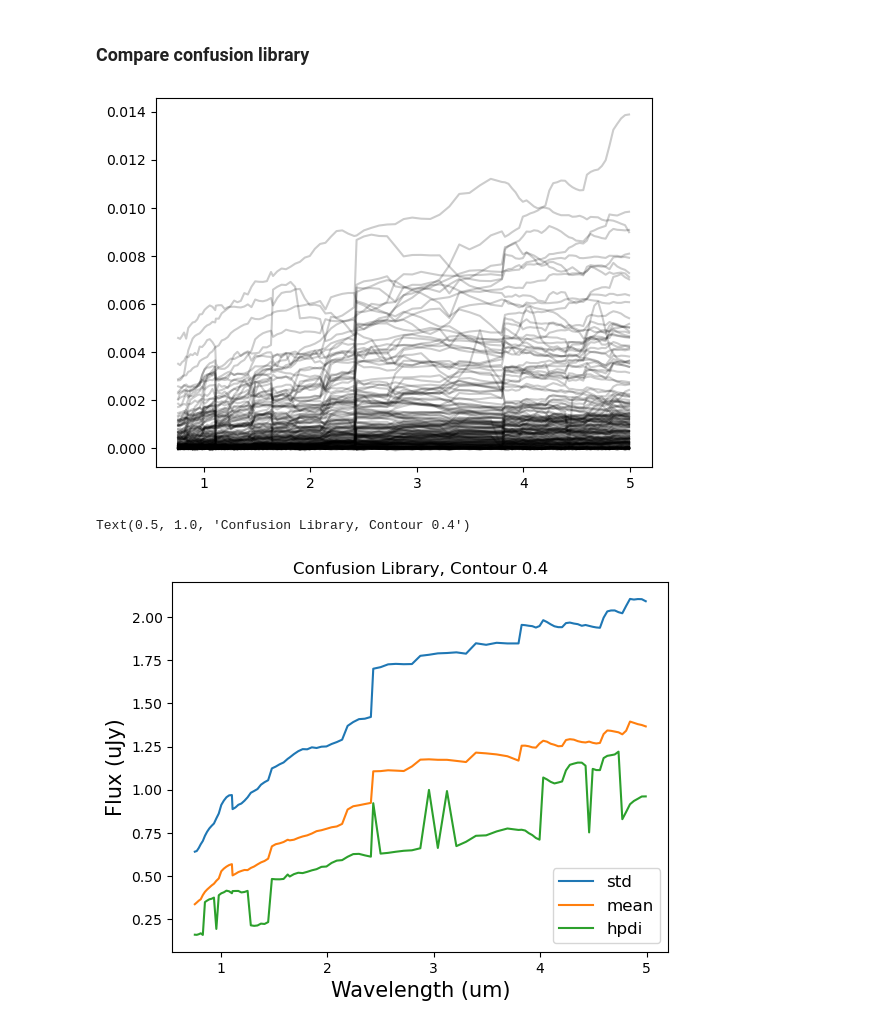
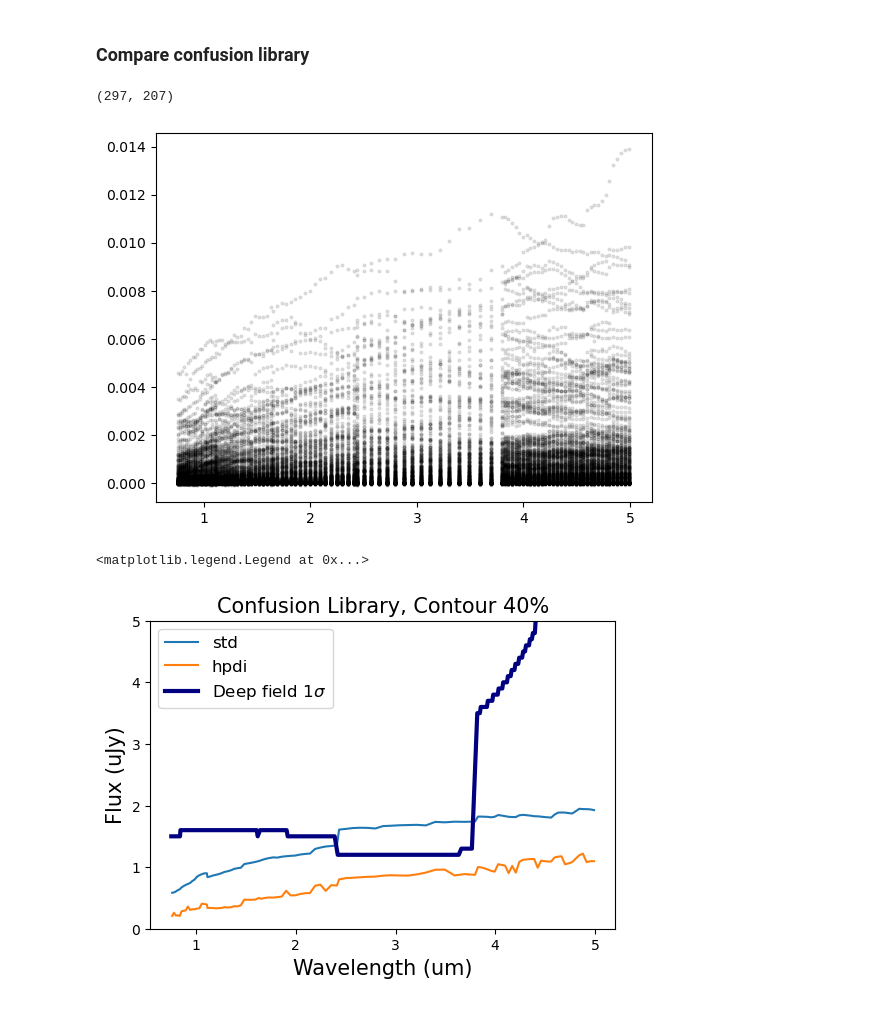
Before and after one commit to gemmahuai/deep-field-selection, a Jupyter notebook: analysis/test_truth_secondary_photometry.ipynb, the cells around one changed output. Saved outputs shown, nothing was run; the diff lists cells and outputs as text; code cells hidden in the pictures.

Commit message:
stats tests for confusion validation; create confusion libs given deep field contour cuts

```diff
--- a/analysis/test_truth_secondary_photometry.ipynb
+++ b/analysis/test_truth_secondary_photometry.ipynb
@@ -1687,12 +1687,11 @@ print(len(files_sorted))
 
 ## output directory
 secondary_dir = "/Users/gemmahuai/Desktop/CalTech/SPHEREx/Redshift/deep_field/data/blended_QC/"
-ra_colname = 'ra_deep'
-dec_colname = 'dec_deep'
+ra_colname = 'ra_allsky'
+dec_colname = 'dec_allsky'
 output_filename = "/Users/gemmahuai/Desktop/CalTech/SPHEREx/Redshift/deep_field/data/QCoutput/secondary_phot_combined_noAri.txt"
 plot = False
 
-f = 2
 
 ## Z-score calculation later
 F_2yr = []
@@ -1830,32 +1829,57 @@ cosmos = Table.read("../../../../SPHEREx_2023/COSMOS2020_FARMER_R1_v2.1_p3_in_Ri
 contour = 0.4
 lib_04_path = f"/Users/gemmahuai/Desktop/CalTech/SPHEREx/Redshift/deep_field/confusion_lib/confusion_lib_contour{contour}.txt"
 lib_04 = np.loadtxt(lib_04_path)
+print(lib_04.shape)
 for l in range(lib_04.shape[0]):
-    plt.errorbar(wl, lib_04[l][3::2], yerr=lib_04[l][4::2], color='black', alpha=0.2)
+    plt.errorbar(wl, lib_04[l][3::2], yerr=lib_04[l][4::2],  fmt='o', ms=2, color='black', alpha=0.1)
 # %% [output]
+(297, 207)
-[figure, old version]
+[figure, new version]
 # %%
 idx_refcat = np.loadtxt(f"../../data/refcat_cuts/boolean_cut_{contour}.txt")
 
 clib = cl(Pointings = SPHEREx_Pointings,
           Instrument = SPHEREx_Instrument,
           Scene = Scene,
           Channels = Channels,
           catalog = cosmos,
           ra_colname = "ALPHA_J2000",
           dec_colname = "DELTA_J2000",
           id_colname = "Tractor_ID",
           idx_refcat = idx_refcat,
 )
-(std, mean, hpdi) = clib.calc_lib_variation(lib_04_path, 30)
+(std, mean, hpdi) = clib.calc_lib_variation(lib_04_path, 90)
 
+fig = plt.figure(figsize=(6,4))
 plt.plot(wl, np.array(std)*1000, label='std')
-plt.plot(wl, np.array(mean)*1000, label='mean')
+# plt.plot(wl, np.array(mean)*1000, label='mean')
 plt.plot(wl, np.array(hpdi)*1000, label='hpdi')
 plt.legend(fontsize=12, loc='lower right')
 plt.xlabel("Wavelength (um)", fontsize=15)
 plt.ylabel("Flux (uJy)", fontsize=15)
-plt.title(f"Confusion Library, Contour {contour}")
+plt.title(f"Confusion Library, Contour {int(contour*100)}%", fontsize=15)
+
+## plot the sensitivity curve
+data = pd.read_csv('/Users/gemmahuai/Desktop/CalTech/SPHEREx/SPHEREx_2023/Codes/intensity_mapper_v30.csv')
+band = np.array([1,2,3,4,5,6])
+idx_s = (band-1)*3 + 1
+idx_d = (band-1)*5 + 3
+
+ww = np.array([])
+spec_shallow = np.array([])
+spec_deep = np.array([])
+for i in range(len(band)):
+    name = "Band {}.1".format(band[i])
+    ww = np.append(ww, data[name][3:66].to_numpy().astype(float))
+    name = "shallow.{}".format(idx_s[i])
+    spec_shallow = np.append(spec_shallow, data[name][3:66].to_numpy().astype(float))
+    name = "deep.{}".format(idx_d[i])
+    spec_deep = np.append(spec_deep, data[name][3:66].to_numpy().astype(float))
+
+plt.plot(ww, spec_deep, color='navy', lw=3, label=r'Deep field 1$\sigma$')
+#plt.yscale("log")
+plt.ylim(0, 5)
+plt.legend(fontsize=12)
 # %% [output]
-Text(0.5, 1.0, 'Confusion Library, Contour 0.4')
+<matplotlib.legend.Legend at 0x...>
-[figure, old version]
+[figure, new version]
```
Also changed, not shown: parts of 2 cells of this notebook, 4 other files.
